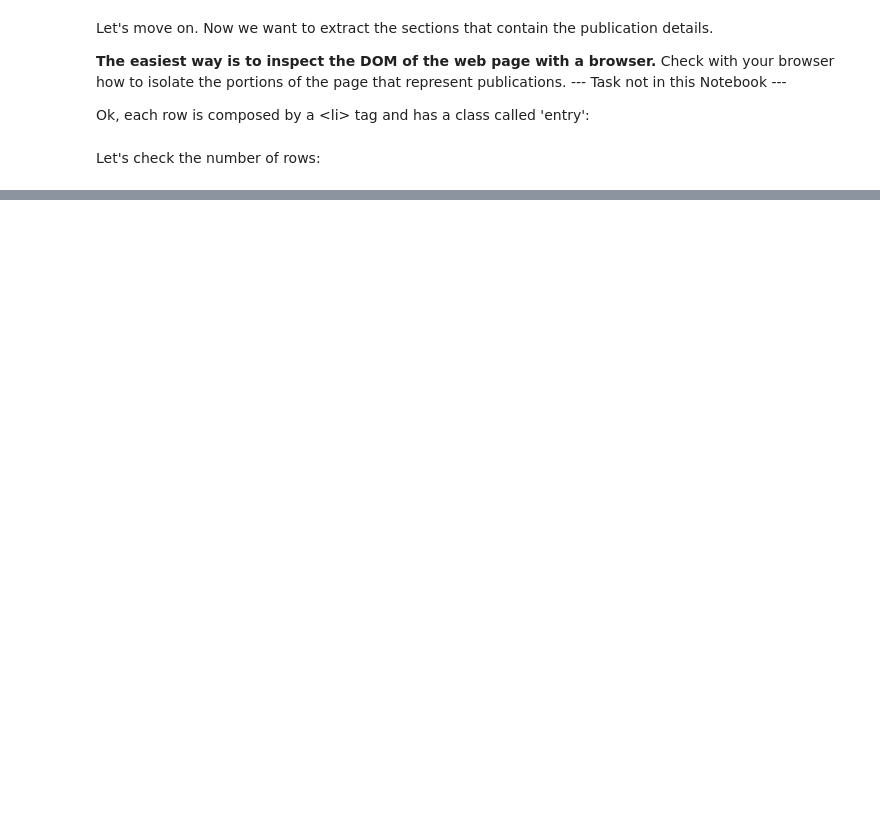
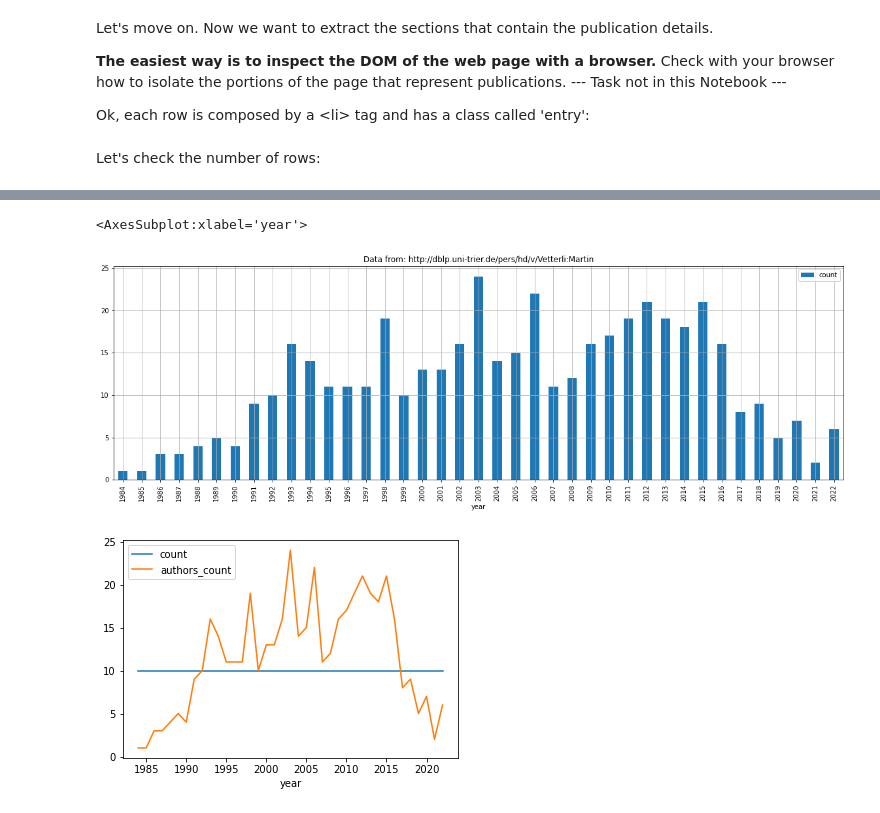
Before and after one commit to PeterYYZhang/2022, a Jupyter notebook: Tutorials/02 - Data viz and data from the web/Data from the Web.ipynb, the cells around one changed output, grey strips where cells are left out. Drawn from its saved outputs; the diff is of its cells as text; code cells hidden in the pictures; blank space fills up the shorter version.

```diff
--- a/Tutorials/02 - Data viz and data from the web/Data from the Web.ipynb
+++ b/Tutorials/02 - Data viz and data from the web/Data from the Web.ipynb
@@ -175,5 +265,14 @@ publications.head()
 # %%
 publications.groupby('year')\
     .count()\
     .rename(columns = {'title':'count'})\
-    .plot(y='count', kind='bar', grid=True, figsize=(10, 6), title='Data from: ' + URL)
+    .plot(y='count', kind='bar', grid=True, figsize=(20, 6), title='Data from: ' + URL)
+# self test
+a = publications.groupby('year').count().rename(columns = {'title':'count', 'authors':'authors_count'}).copy()
+a['count'] = 10
+a.head()
+a.plot()
+# %% [output]
+<AxesSubplot:xlabel='year'>
+[figure, added]
+[figure, added]
```
Also changed, not shown: parts of 14 cells of this notebook, 3 other files.
